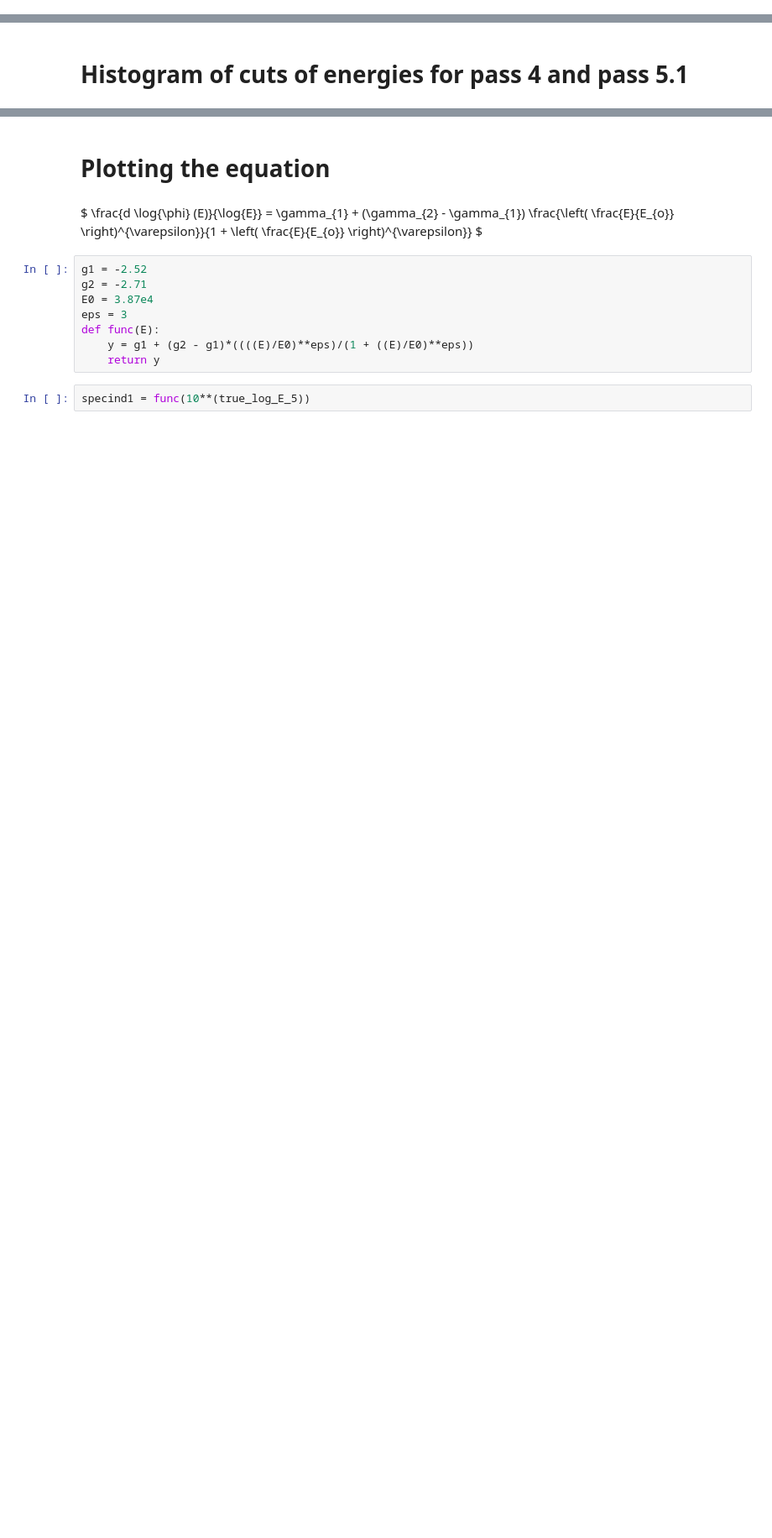
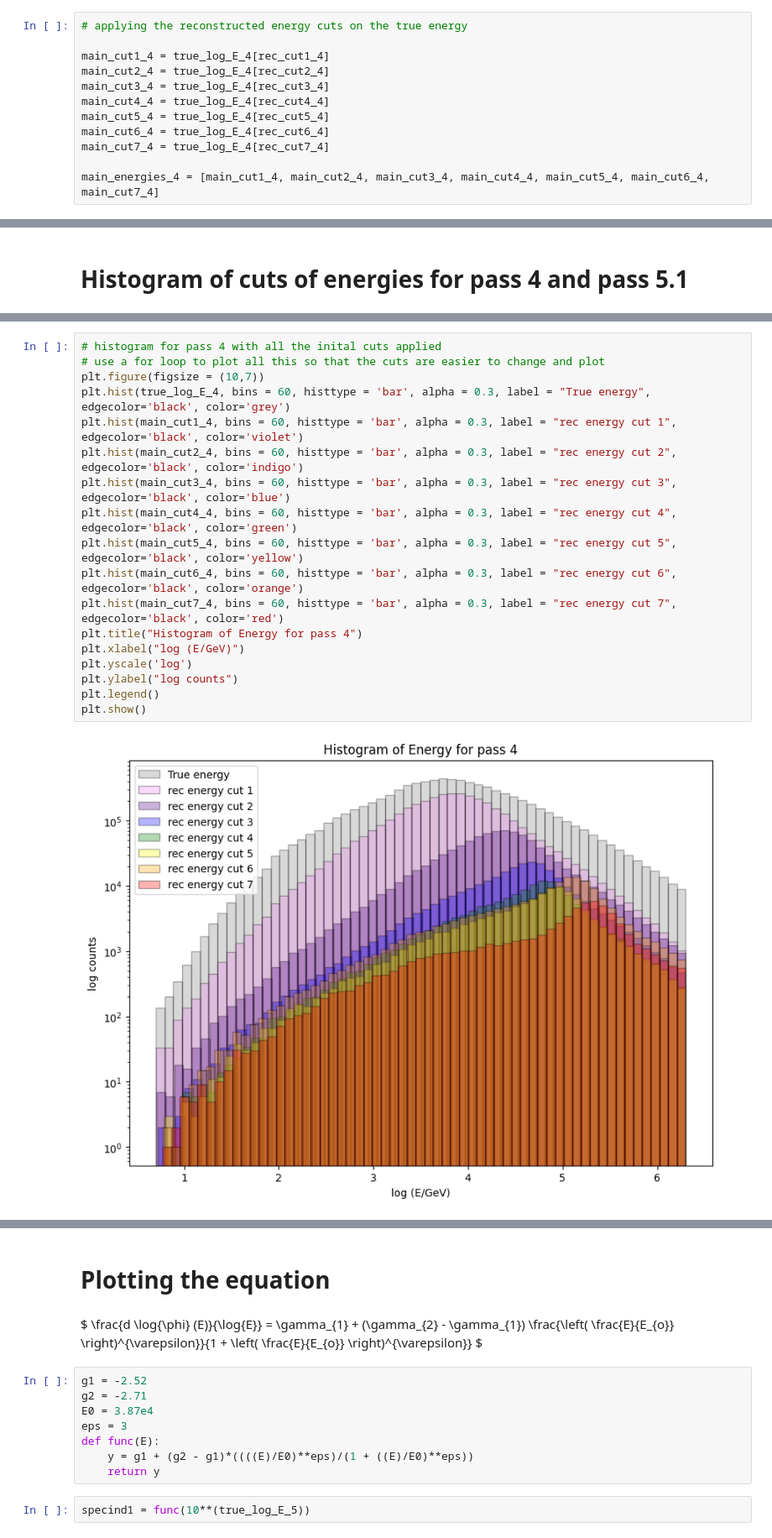
Before and after one commit to riyakore/WIPAC, a Jupyter notebook: Monte_Carlo_Data.ipynb, the cells around one changed output, grey strips where cells are left out. Shown at 84% size. Drawn from its saved outputs; the diff is of its cells as text; blank space fills up the shorter version.

```diff
--- a/Monte_Carlo_Data.ipynb
+++ b/Monte_Carlo_Data.ipynb
@@ -287,6 +299,18 @@ rec_zenith_cut7_5 = zenith_angle_5[rec_cut7_5]
 rec_zenith_array_5 = [rec_zenith_cut1_5, rec_zenith_cut2_5, rec_zenith_cut3_5, rec_zenith_cut4_5, rec_zenith_cut5_5, rec_zenith_cut6_5, rec_zenith_cut7_5]
 # %% [markdown]
 ### Pass 4
+# %%
+# applying the reconstructed energy cuts on the true energy
+
+main_cut1_4 = true_log_E_4[rec_cut1_4]
+main_cut2_4 = true_log_E_4[rec_cut2_4]
+main_cut3_4 = true_log_E_4[rec_cut3_4]
+main_cut4_4 = true_log_E_4[rec_cut4_4]
+main_cut5_4 = true_log_E_4[rec_cut5_4]
+main_cut6_4 = true_log_E_4[rec_cut6_4]
+main_cut7_4 = true_log_E_4[rec_cut7_4]
+
+main_energies_4 = [main_cut1_4, main_cut2_4, main_cut3_4, main_cut4_4, main_cut5_4, main_cut6_4, main_cut7_4]
 # %%
 # true energy cuts pass 4
 
@@ -631,0 +589,20 @@ plt.show()
+# %%
+# histogram for pass 4 with all the inital cuts applied
+# use a for loop to plot all this so that the cuts are easier to change and plot
+plt.figure(figsize = (10,7))
+plt.hist(true_log_E_4, bins = 60, histtype = 'bar', alpha = 0.3, label = "True energy", edgecolor='black', color='grey')
+plt.hist(main_cut1_4, bins = 60, histtype = 'bar', alpha = 0.3, label = "rec energy cut 1", edgecolor='black', color='violet')
+plt.hist(main_cut2_4, bins = 60, histtype = 'bar', alpha = 0.3, label = "rec energy cut 2", edgecolor='black', color='indigo')
+plt.hist(main_cut3_4, bins = 60, histtype = 'bar', alpha = 0.3, label = "rec energy cut 3", edgecolor='black', color='blue')
+plt.hist(main_cut4_4, bins = 60, histtype = 'bar', alpha = 0.3, label = "rec energy cut 4", edgecolor='black', color='green')
+plt.hist(main_cut5_4, bins = 60, histtype = 'bar', alpha = 0.3, label = "rec energy cut 5", edgecolor='black', color='yellow')
+plt.hist(main_cut6_4, bins = 60, histtype = 'bar', alpha = 0.3, label = "rec energy cut 6", edgecolor='black', color='orange')
+plt.hist(main_cut7_4, bins = 60, histtype = 'bar', alpha = 0.3, label = "rec energy cut 7", edgecolor='black', color='red')
+plt.title("Histogram of Energy for pass 4")
+plt.xlabel("log (E/GeV)")
+plt.yscale('log')
+plt.ylabel("log counts")
+plt.legend()
+plt.show()
+# %% [output]
+[figure, added]
```
Also changed, not shown: parts of 12 cells of this notebook.
